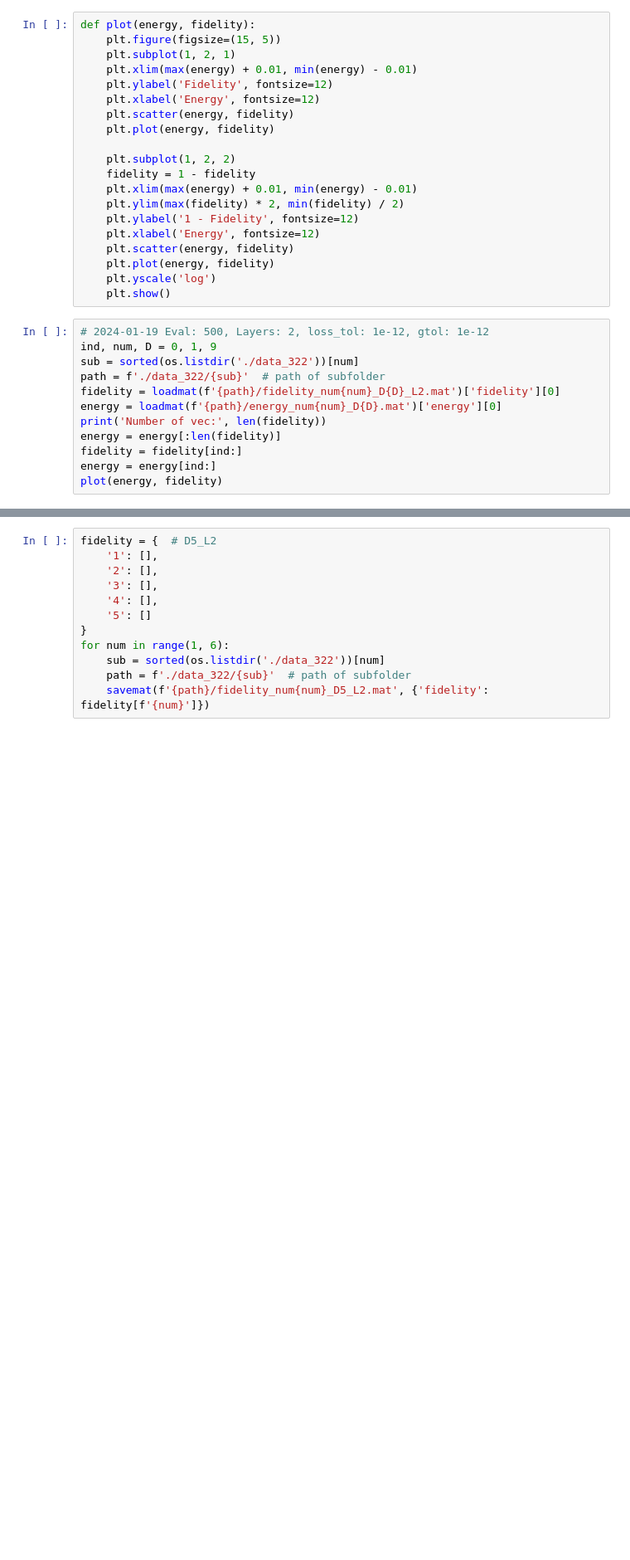
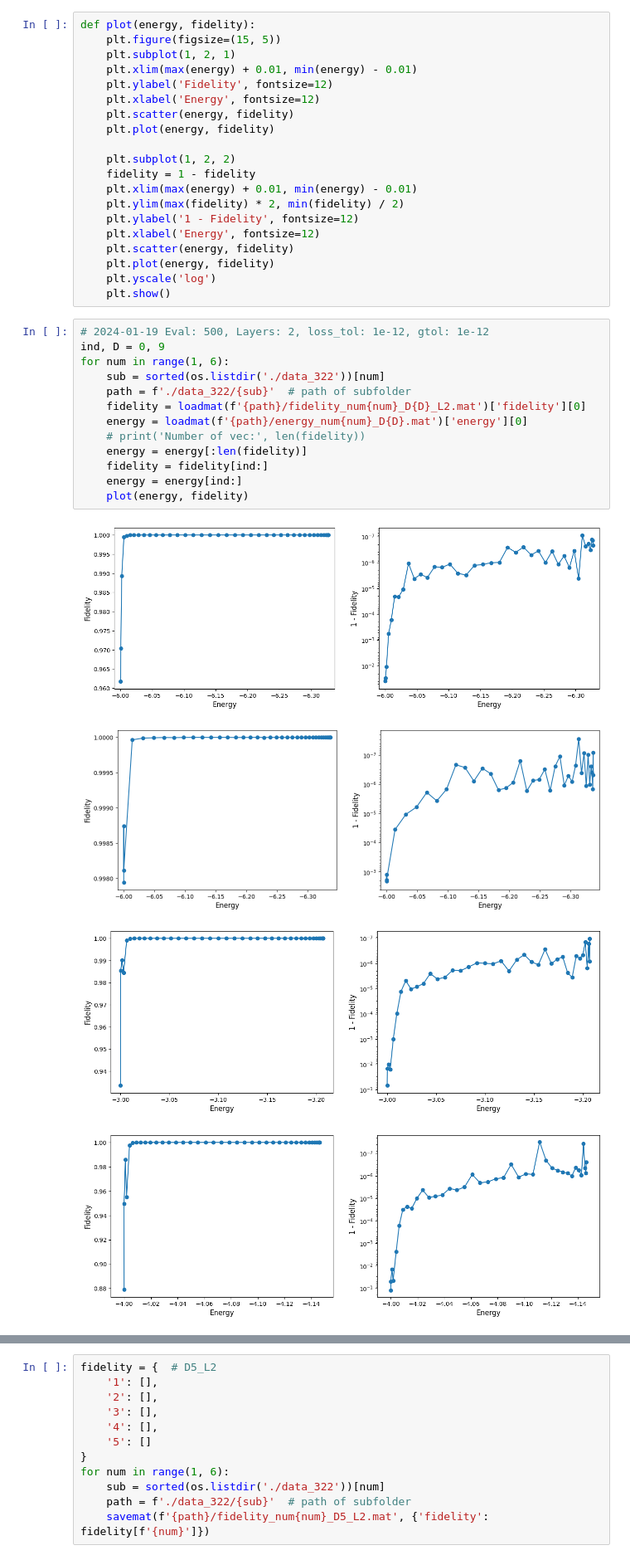
Before and after one commit to GhostArtyom/QuditVQE, a Jupyter notebook: PlotFidelity.ipynb, the cells around one changed output, grey strips where cells are left out. Shown at 83% size. Cells and saved outputs as stored; diff of their text form; blank space fills up the shorter version.

Commit message:
Feature: plot figures for all models

```diff
--- a/PlotFidelity.ipynb
+++ b/PlotFidelity.ipynb
@@ -29,13 +29,19 @@ def plot(energy, fidelity):
     plt.show()
 # %%
 # 2024-01-19 Eval: 500, Layers: 2, loss_tol: 1e-12, gtol: 1e-12
-ind, num, D = 0, 1, 9
-sub = sorted(os.listdir('./data_322'))[num]
-path = f'./data_322/{sub}'  # path of subfolder
-fidelity = loadmat(f'{path}/fidelity_num{num}_D{D}_L2.mat')['fidelity'][0]
-energy = loadmat(f'{path}/energy_num{num}_D{D}.mat')['energy'][0]
-print('Number of vec:', len(fidelity))
-energy = energy[:len(fidelity)]
-fidelity = fidelity[ind:]
-energy = energy[ind:]
-plot(energy, fidelity)
+ind, D = 0, 9
+for num in range(1, 6):
+    sub = sorted(os.listdir('./data_322'))[num]
+    path = f'./data_322/{sub}'  # path of subfolder
+    fidelity = loadmat(f'{path}/fidelity_num{num}_D{D}_L2.mat')['fidelity'][0]
+    energy = loadmat(f'{path}/energy_num{num}_D{D}.mat')['energy'][0]
+    # print('Number of vec:', len(fidelity))
+    energy = energy[:len(fidelity)]
+    fidelity = fidelity[ind:]
+    energy = energy[ind:]
+    plot(energy, fidelity)
+# %% [output]
+[figure, added]
+[figure, added]
+[figure, added]
+[figure, added]
```
Also changed, not shown: parts of 2 cells of this notebook.
